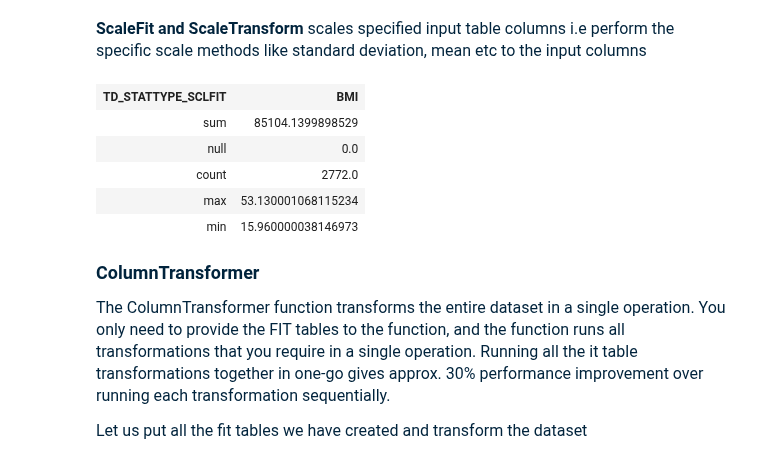
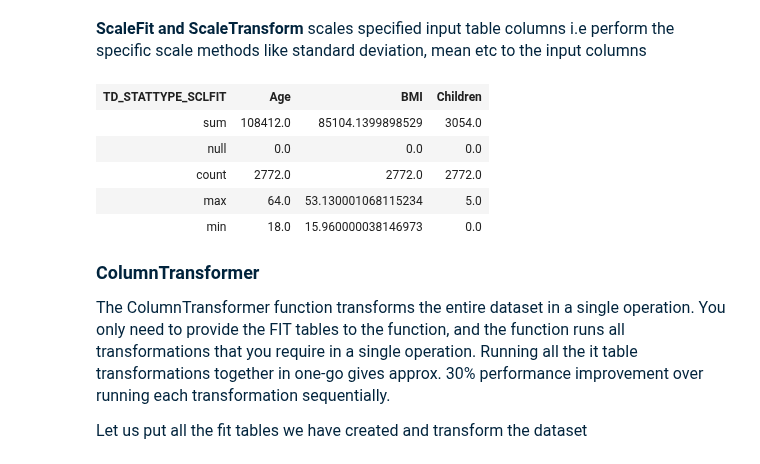
Before and after one commit to Teradata/jupyter-demos, a Jupyter notebook: UseCases/Dell_Innovation_Day/Health_Insurance_Costs_Python.ipynb, the cells around one changed output. Saved outputs shown, nothing was run; the diff lists cells and outputs as text; code cells hidden in the pictures.

```diff
--- a/UseCases/Dell_Innovation_Day/Health_Insurance_Costs_Python.ipynb
+++ b/UseCases/Dell_Innovation_Day/Health_Insurance_Costs_Python.ipynb
@@ -449,20 +450,20 @@ table columns i.e perform the specific scale methods like standard deviation, me
 # %%
 scale_fit = ScaleFit(
     data = tdf,
-    target_columns = "BMI",
-    scale_method = "RANGE",
+    target_columns = ["Age", "BMI", "Children"],
+    scale_method = "STD",
     miss_value = "KEEP",
     global_scale = False
 )
 
 scale_fit.output
 # %% [output]
-| TD_STATTYPE_SCLFIT | BMI |
-| sum | 85104.1399898529 |
-| null | 0.0 |
-| count | 2772.0 |
-| max | 53.130001068115234 |
-| min | 15.960000038146973 |
+| TD_STATTYPE_SCLFIT | Age | BMI | Children |
+| sum | 108412.0 | 85104.1399898529 | 3054.0 |
+| null | 0.0 | 0.0 | 0.0 |
+| count | 2772.0 | 2772.0 | 2772.0 |
+| max | 64.0 | 53.130001068115234 | 5.0 |
+| min | 18.0 | 15.960000038146973 | 0.0 |
 # %% [markdown]
 <p style = 'font-size:18px;font-family:Arial;color:#00233C'> <b> ColumnTransformer  </b> </p>
 <p style = 'font-size:16px;font-family:Arial;color:#00233C'>The ColumnTransformer function transforms the entire dataset in a single operation. You only need
```
Also changed, not shown: parts of 20 cells of this notebook.
